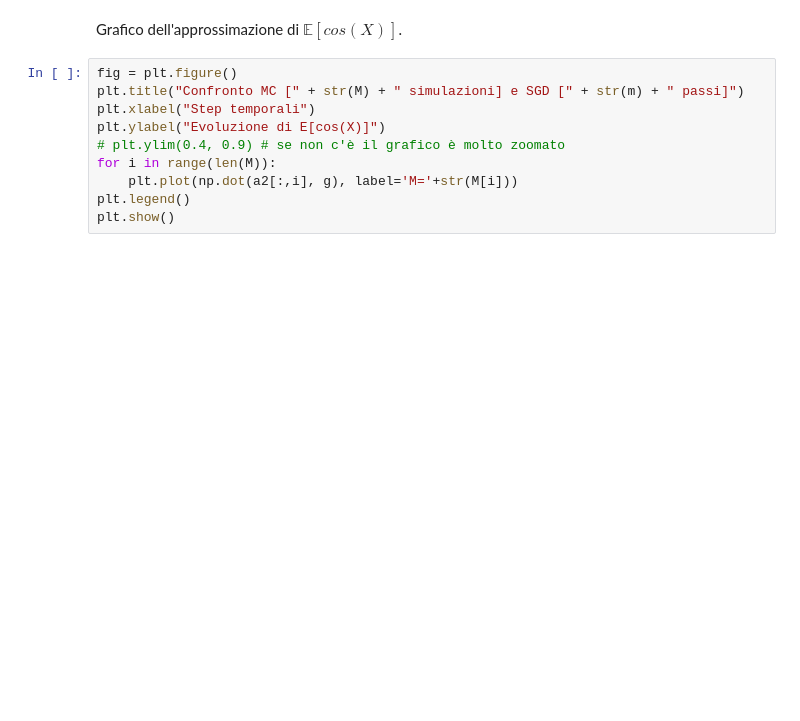
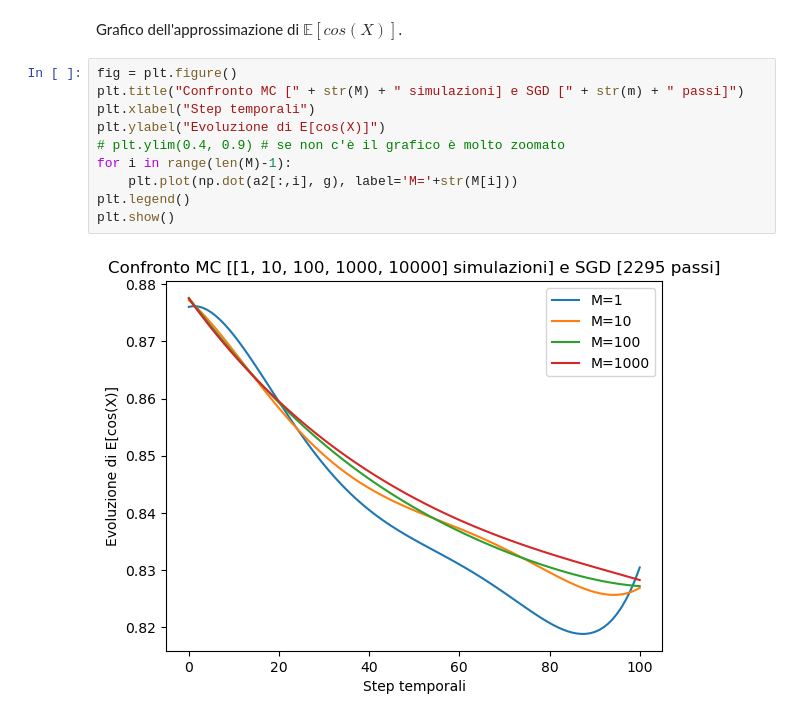
Before and after one commit to amatoandre/TESI, a Jupyter notebook: test_M_SGD.ipynb, the cells around one changed output. Saved outputs shown, nothing was run; the diff lists cells and outputs as text; blank space fills up the shorter version.

```diff
--- a/test_M_SGD.ipynb
+++ b/test_M_SGD.ipynb
@@ -252,10 +252,12 @@ Grafico dell'approssimazione di $\mathbb{E}[cos(X)]$.
 # %%
 fig = plt.figure()
 plt.title("Confronto MC [" + str(M) + " simulazioni] e SGD [" + str(m) + " passi]")
 plt.xlabel("Step temporali")
 plt.ylabel("Evoluzione di E[cos(X)]")
 # plt.ylim(0.4, 0.9) # se non c'è il grafico è molto zoomato
-for i in range(len(M)):
+for i in range(len(M)-1):
     plt.plot(np.dot(a2[:,i], g), label='M='+str(M[i]))
 plt.legend()
 plt.show()
+# %% [output]
+[figure, added]
```
Also changed, not shown: parts of 1 cell of this notebook.
